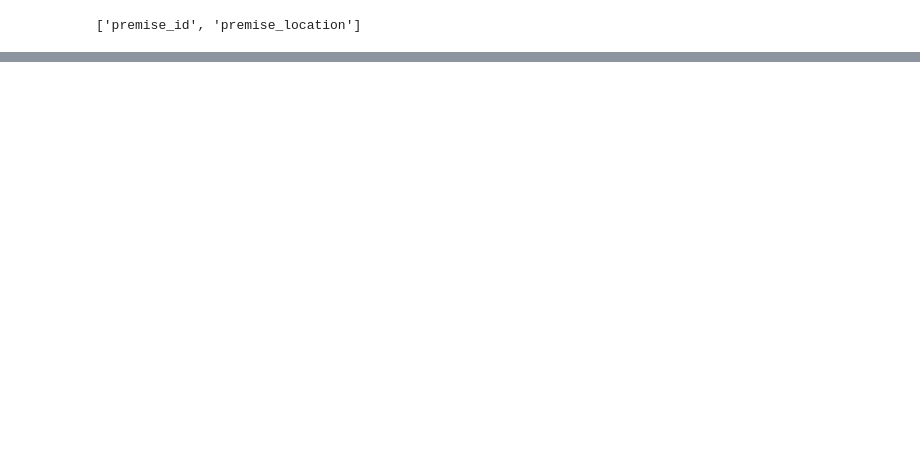
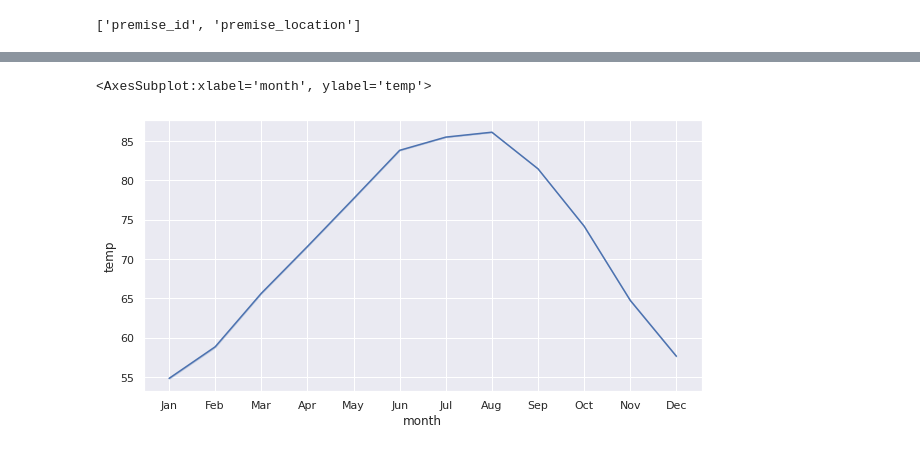
Before and after one commit to franksalas/dend-capstone, a Jupyter notebook: explore_data.ipynb, the cells around one changed output, grey strips where cells are left out. Drawn from its saved outputs; the diff is of its cells as text; code cells hidden in the pictures; blank space fills up the shorter version.

Commit message:
edit explore_data

```diff
--- a/explore_data.ipynb
+++ b/explore_data.ipynb
@@ -114,8 +152,20 @@ df
 # %%
+%%time
 query = """
-SELECT crime_fact.temp, address_dim.full_address
-FROM crime_fact
-INNER JOIN address_dim
-ON crime_fact.address_dim_id = address_dim.address_id
-LIMIT 10;
+SELECT
+     dd.date_time,dd.month,dd.year, cf.temp, od.offense_type
+FROM
+    crime_fact as cf
+INNER JOIN
+    datetime_dim as dd
+ON
+    cf.datetime_id = dd.datetime_id
+INNER JOIN
+    offense_dim as od
+ON
+    cf.offense_dim_id = od.offense_id
+--limit 10
 """
+
+query_data = data = get_data_redshift(query)
+df = create_df(["datetime","month","year","temp","offense_type"],query_data)
@@ -134,0 +190,5 @@ LIMIT 10;
+# %%
+df.datetime = pd.to_datetime(df.datetime)
+# %%
+# convert to string
+df['month'] = pd.to_datetime(df['month'], format='%m').dt.month_name().str.slice(stop=3)
@@ -134,0 +204,7 @@ LIMIT 10;
+# %%
+df.sort_values('datetime',inplace=True)
+# %%
+sns.lineplot(data=df, x="month", y="temp")
+# %% [output]
+<AxesSubplot:xlabel='month', ylabel='temp'>
+[figure, added]
```
Also changed, not shown: parts of 26 cells of this notebook, 1 other file.
